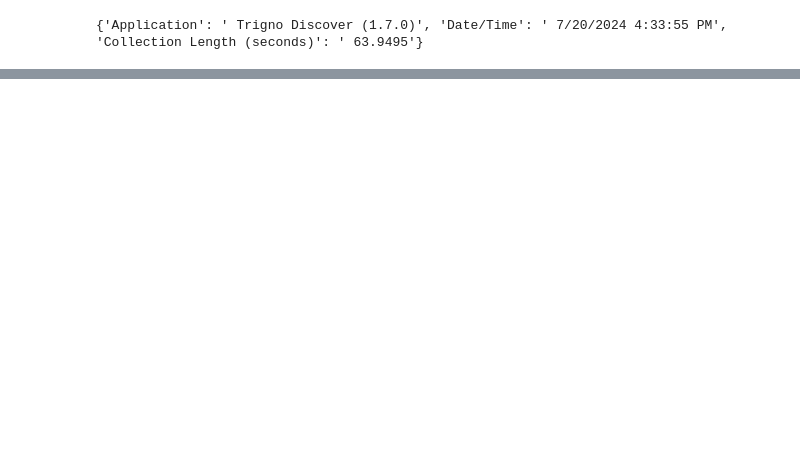
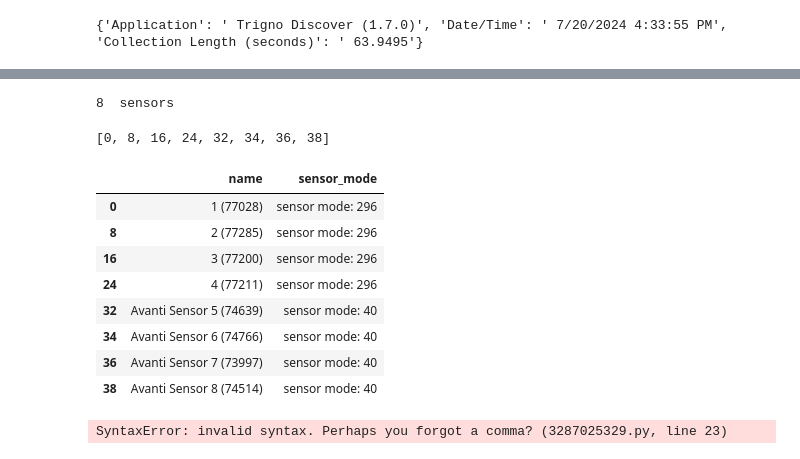
Before and after one commit to OpenSCU-AIML/Biosignal-Processing, a Jupyter notebook: datasets/delsys_parsing.ipynb, the cells around one changed output, grey strips where cells are left out. Cells and saved outputs as stored; diff of their text form; code cells hidden in the pictures; blank space fills up the shorter version.

```diff
--- a/datasets/delsys_parsing.ipynb
+++ b/datasets/delsys_parsing.ipynb
@@ -12,5 +99,0 @@ print("\n".join([f"{i[0]} | {i[1]}" for i in ldirs]))
-# %%
-setIndex = int(input("Enter index of dataset"))
-fpath = os.getcwd() + "/" + dirs[setIndex]
-trials = [(i, f"{fpath}/{i}") for i in os.listdir(fpath) if i.find(".csv")]
-print(f"Selected {len(trials)} sets in {dirs[setIndex]}")
@@ -114,0 +310,72 @@ chans
+# %%
+## from metadata
+pm={
+    "nGalileo":4,
+    "chGalileo":4,
+    "nAvanti":4,
+    "chAvanti":1,
+    "ts":2
+}
+p1=pm['nGalileo']*pm['chGalileo']*pm['ts']
+cols=[i for i in range(0,p1,pm['chGalileo']*pm['ts'])]
+cols.extend([i for i in range(p1,p1+pm['nAvanti']*pm['ts'], pm['chAvanti']*pm['ts'])])
+print(len(cols),' sensors')
+cols
+# %% [output]
+8  sensors
+[0, 8, 16, 24, 32, 34, 36, 38]
+# %%
+sensordf = pd.read_csv(trials[0][1], usecols=cols, skiprows=3, header=None, keep_default_na=False)
+sendata = sensordf.astype("string").T
+temp=sendata.loc[:,0:1]
+temp.columns = ["name", "sensor_mode"]
+temp
+# %% [output]
+|  | name | sensor_mode |
+| 0 | 1 (77028) | sensor mode: 296 |
+| 8 | 2 (77285) | sensor mode: 296 |
+| 16 | 3 (77200) | sensor mode: 296 |
+| 24 | 4 (77211) | sensor mode: 296 |
+| 32 | Avanti Sensor 5 (74639) | sensor mode: 40 |
+| 34 | Avanti Sensor 6 (74766) | sensor mode: 40 |
+| 36 | Avanti Sensor 7 (73997) | sensor mode: 40 |
+| 38 | Avanti Sensor 8 (74514) | sensor mode: 40 |
+# %%
+
+sensorinfo={
+    "name":[i for i in temp["name"]],
+    "sensor_mode":[i.split(':')[1] for i in temp["sensor_mode"]],
+}
+
+
+class SenConfig:
+  def __init__(self, name, sample, chans):
+    self.name = name
+    self.sample = sample
+class TMetadata:
+  def __init__(self, fname, app, datetime, duration,config):
+    self.fname = fname
+    self.app = app
+    self.datetime = datetime
+    self.duration = duration
+    self.config = config
+class Chan:
+  def __init__(self, vals, ts):
+    self.vals = vals
+    self.ts = ts
+
+class DelsysSensor:
+    def __init__(self, name, chans):
+      self.name = name
+      self.chans = chans
+      self.sample = sample
+
+
+
+[name,mode,typ,nChan,chan[]]
+{chan.val,chan.ts}
+
+
+[{name,mode,sample,chan,timer,ts,val}]
+# %% [output]
+SyntaxError: invalid syntax. Perhaps you forgot a comma? (3287025329.py, line 23)
```
Also changed, not shown: parts of 34 cells of this notebook, 3 other files.
